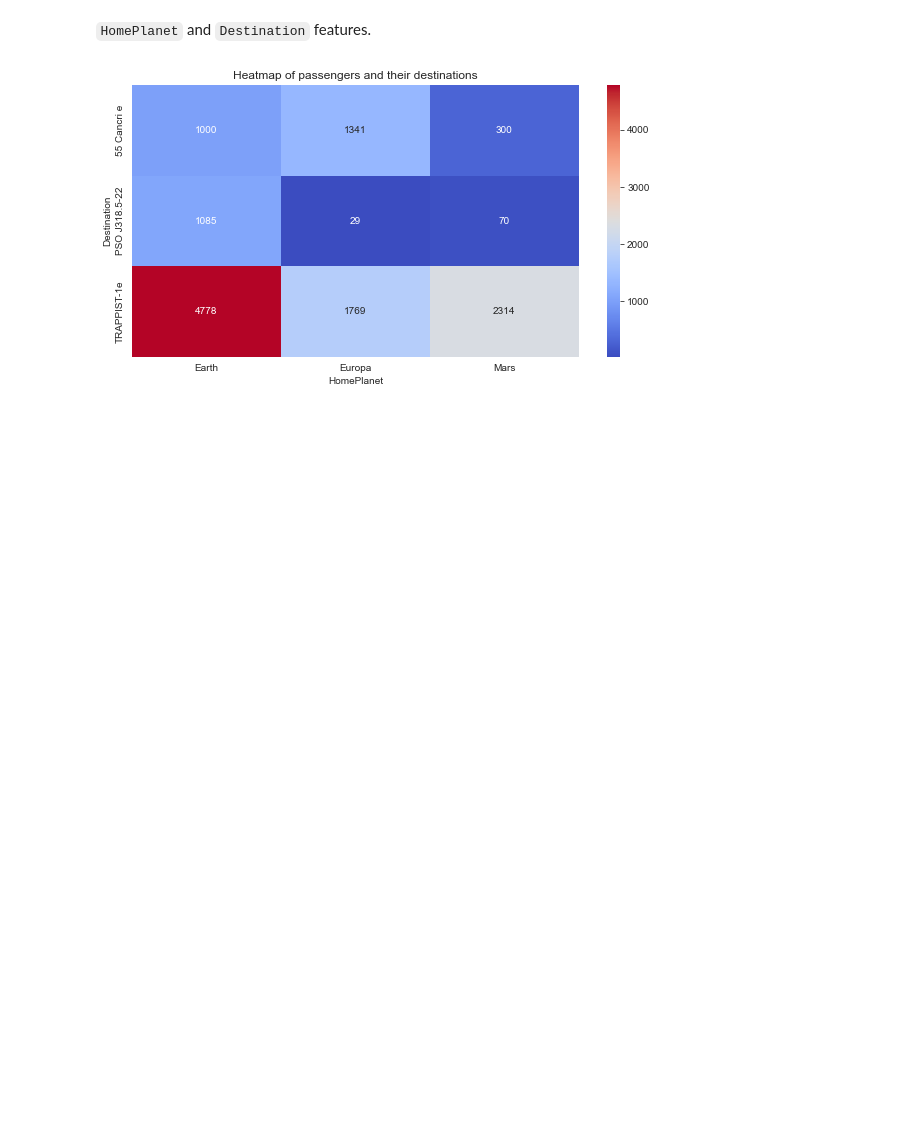
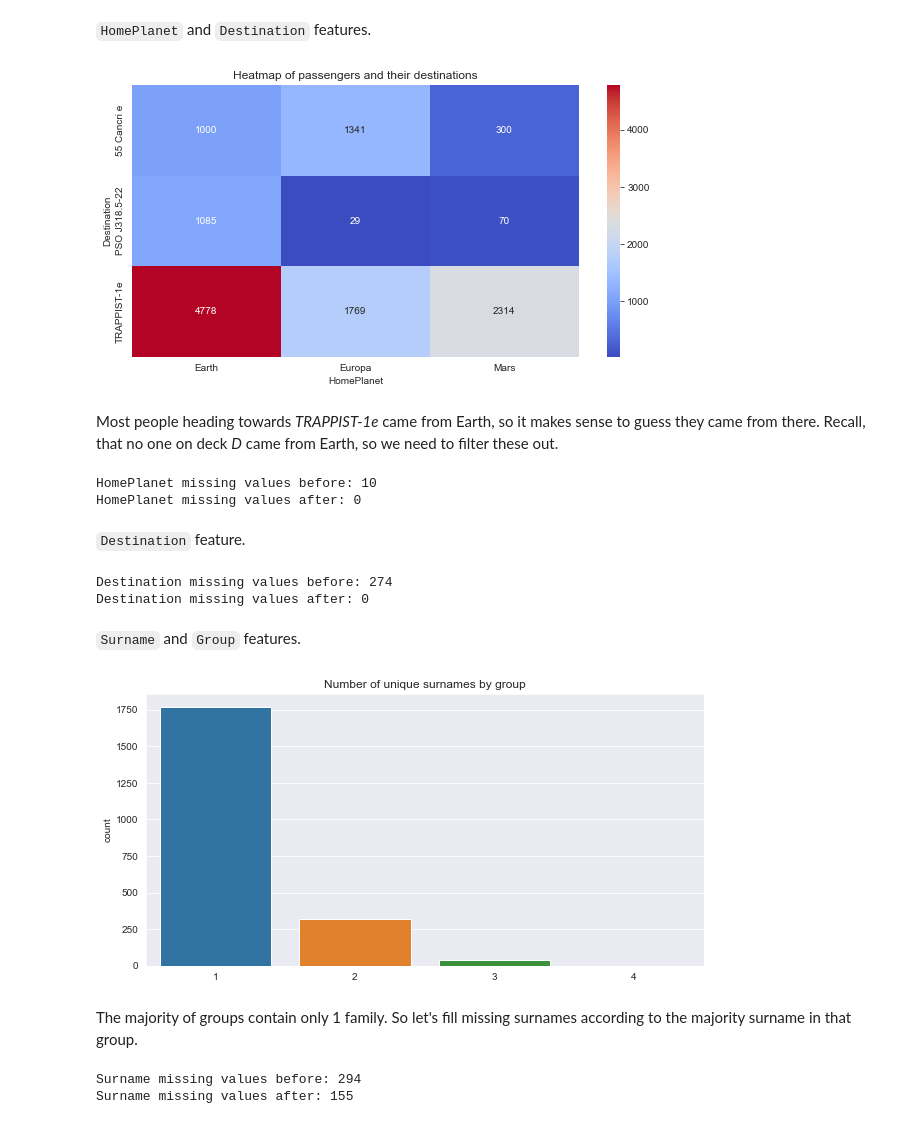
Before and after one commit to Ark3M/Kaggle-competitions, a Jupyter notebook: Spaceship Titanic/Spaceship_Titanic.ipynb, the cells around one changed output. Drawn from its saved outputs; the diff is of its cells as text; code cells hidden in the pictures; blank space fills up the shorter version.

```diff
--- a/Spaceship Titanic/Spaceship_Titanic.ipynb
+++ b/Spaceship Titanic/Spaceship_Titanic.ipynb
@@ -585,3 +585,60 @@ sns.heatmap(hpd.T, annot=True, fmt="g", cmap="coolwarm")
 plt.title("Heatmap of passengers and their destinations");
 # %% [output]
 [figure]
+# %% [markdown]
+Most people heading towards *TRAPPIST-1e* came from Earth, so it makes sense to guess they came from there. Recall, that no one on deck *D* came from Earth, so we need to filter these out.
+# %%
+# Missing values before.
+hp_before = data["HomePlanet"].isna().sum()
+
+# Filling remaining HomePlanet missing values with Earth (if not on deck D) or Mars (if on deck D).
+data.loc[(data["HomePlanet"].isna()) & ~(data["Cabin_deck"] == "D"), "HomePlanet"] = "Earth"
+data.loc[(data["HomePlanet"].isna()) & (data["Cabin_deck"] == "D"), "HomePlanet"] = "Mars"
+
+print("HomePlanet missing values before:", hp_before)
+print("HomePlanet missing values after:", data["HomePlanet"].isna().sum())
+# %% [output]
+HomePlanet missing values before: 10
+HomePlanet missing values after: 0
+# %% [markdown]
+`Destination` feature.
+# %%
+# Missing values before.
+d_before = data["Destination"].isna().sum()
+
+# Filling missing Destination values with mode.
+data.loc[(data["Destination"].isna()), "Destination"] = "TRAPPIST-1e"
+
+print("Destination missing values before:", d_before)
+print("Destination missing values after:", data["Destination"].isna().sum())
+# %% [output]
+Destination missing values before: 274
+Destination missing values after: 0
+# %% [markdown]
+`Surname` and `Group` features.
+# %%
+# Joint distribution of Group and Surname.
+gsn = data[data["Group_size"] > 1].groupby(["Group", "Surname"])["Surname"].size().unstack().fillna(0)
+
+plt.figure(figsize=(10, 5))
+sns.countplot(x=(gsn > 0).sum(axis=1))
+plt.title("Number of unique surnames by group");
+# %% [output]
+[figure, added]
+# %% [markdown]
+The majority of groups contain only 1 family. So let's fill missing surnames according to the majority surname in that group.
+# %%
+# Missing values before.
+sn_before = data["Surname"].isna().sum()
+
+# Passengers with missing Surname and in a group with known majority Surname.
+gsn_index = data[data["Surname"].isna()][(data[data["Surname"].isna()]["Group"]).isin(gsn.index)].index
+
+# Filling corresponding missing values.
+data.loc[gsn_index, "Surname"] = data.iloc[gsn_index, :]["Group"].map(lambda x: gsn.idxmax(axis=1)[x])
+
+print("Surname missing values before:", sn_before)
+print("Surname missing values after:", data["Surname"].isna().sum())
+# %% [output]
+Surname missing values before: 294
+Surname missing values after: 155
```
Also changed, not shown: parts of 1 cell of this notebook.
